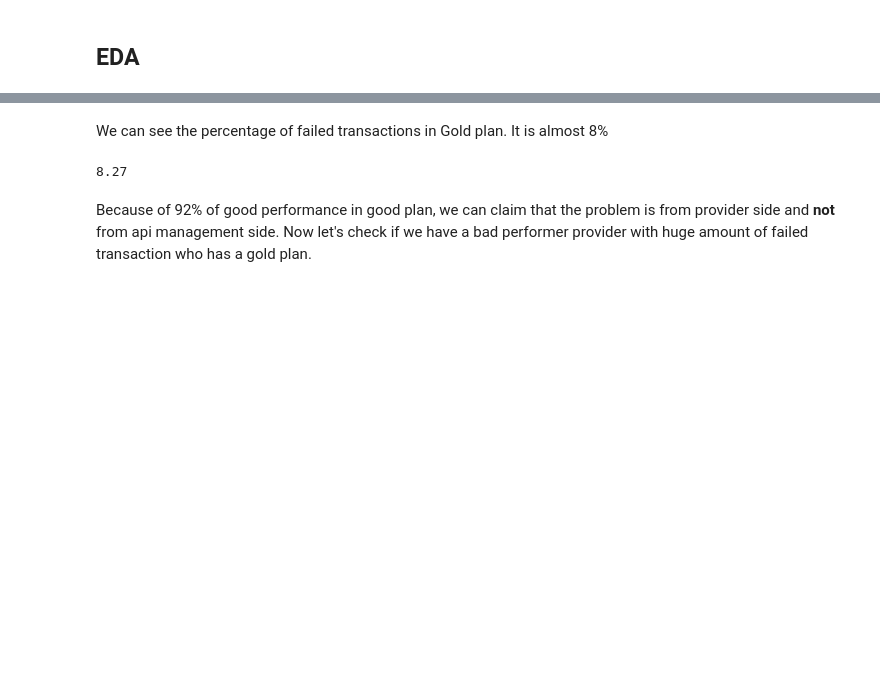
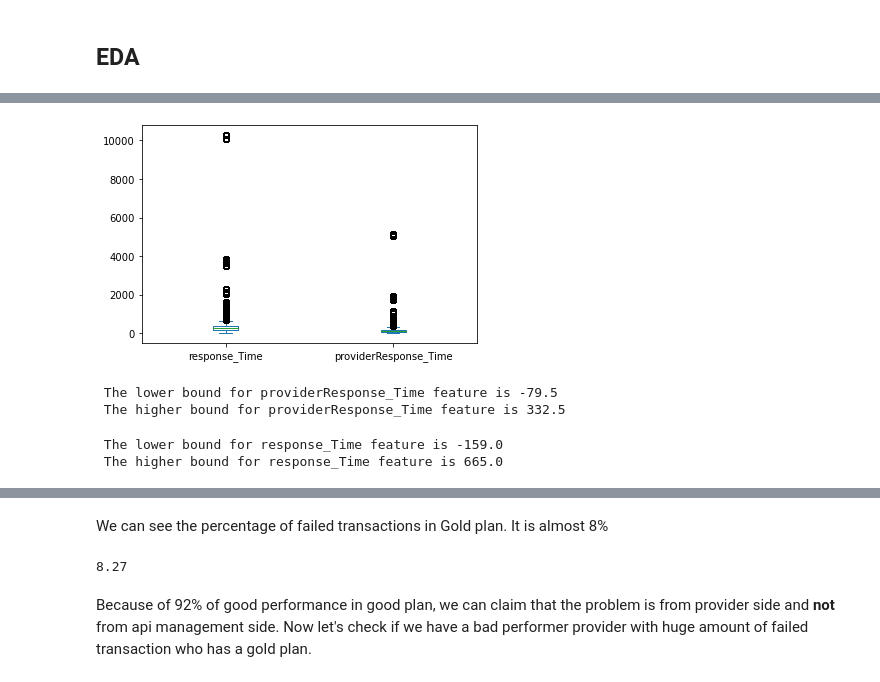
Before and after one commit to amyrmahdy/api-management, a Jupyter notebook: APIM.ipynb, the cells around one changed output, grey strips where cells are left out. Saved outputs shown, nothing was run; the diff lists cells and outputs as text; code cells hidden in the pictures; blank space fills up the shorter version.

```diff
--- a/APIM.ipynb
+++ b/APIM.ipynb
@@ -171,0 +119,27 @@ available_colors = ['aliceblue', 'antiquewhite', 'aqua', 'aquamarine', 'azure',
+# %%
+df[["response_Time","providerResponse_Time"]].plot( kind = "box")
+plt.show()
+# %% [output]
+[figure, added]
+# %%
+Q1_providerRespone_Time = df["providerResponse_Time"].quantile(0.25)
+Q3_providerRespone_Time = df["providerResponse_Time"].quantile(0.75)
+
+LB_providerRespone_Time = Q1_providerRespone_Time - 1.5 * (Q3_providerRespone_Time - Q1_providerRespone_Time)
+UB_providerRespone_Time = Q3_providerRespone_Time + 1.5 * (Q3_providerRespone_Time - Q1_providerRespone_Time)
+
+print(f''' The lower bound for providerResponse_Time feature is {LB_providerRespone_Time}\n The higher bound for providerResponse_Time feature is {UB_providerRespone_Time}''')
+# %% [output]
+ The lower bound for providerResponse_Time feature is -79.5
+ The higher bound for providerResponse_Time feature is 332.5
+# %%
+Q1_response_Time = df["response_Time"].quantile(0.25)
+Q3_response_Time = df["response_Time"].quantile(0.75)
+
+LB_response_Time = Q1_response_Time - 1.5 * (Q3_response_Time - Q1_response_Time)
+UB_response_Time = Q3_response_Time + 1.5 * (Q3_response_Time - Q1_response_Time)
+
+print(f''' The lower bound for response_Time feature is {LB_response_Time}\n The higher bound for response_Time feature is {UB_response_Time}''')
+# %% [output]
+ The lower bound for response_Time feature is -159.0
+ The higher bound for response_Time feature is 665.0
```
Also changed, not shown: parts of 82 cells of this notebook.
